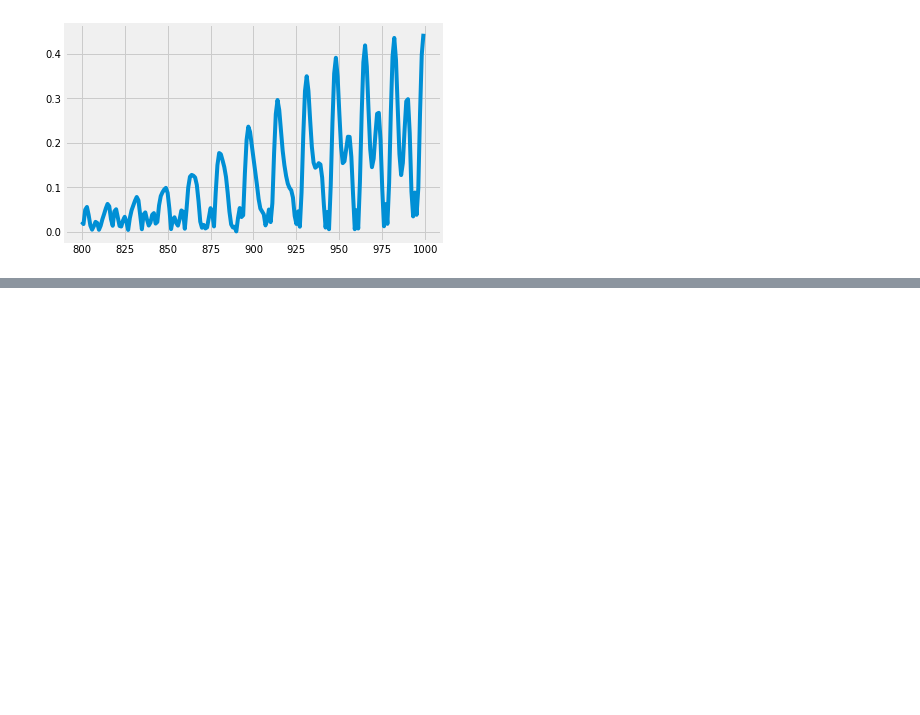
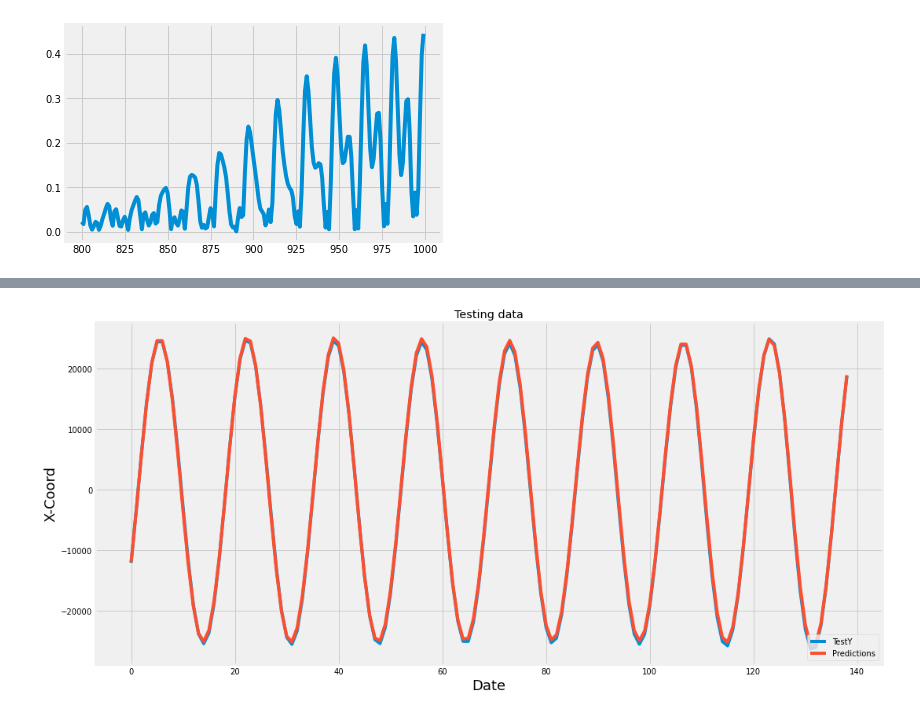
Before and after one commit to vladmarascu/Predicting-Orbits, a Jupyter notebook: RNNs/3rd Body Perturbation RNN Multivariate.ipynb, the cells around one changed output, grey strips where cells are left out. Drawn from its saved outputs; the diff is of its cells as text; code cells hidden in the pictures; blank space fills up the shorter version.

```diff
--- a/RNNs/3rd Body Perturbation RNN Multivariate.ipynb
+++ b/RNNs/3rd Body Perturbation RNN Multivariate.ipynb
@@ -181,0 +298,16 @@ See the caveats in the documentation: https://pandas.pydata.org/pandas-docs/stab
+# %%
+# Get the models predicted price values
+predictions = model.predict(testX)
+#predictions = scaler.inverse_transform(predictions)
+
+# Get something which has as many features as dataset
+predict_ext = np.zeros((len(predictions), 6))
+# Put the predictions there
+predict_ext[:,2] = predictions[:,0]
+# Inverse transform it and select the 3rd column.
+predictions = scaler.inverse_transform(predict_ext)[:,2]
+
+
+testY_extended = np.zeros((len(testY),6))
+testY_extended[:,2]=testY
+testY=scaler.inverse_transform(testY_extended)[:,2]
@@ -181,0 +339,14 @@ See the caveats in the documentation: https://pandas.pydata.org/pandas-docs/stab
+# %%
+dataa = {'testY': testY, 'predictions': predictions}
+dff = pd.DataFrame.from_dict(dataa)
+# %%
+plt.figure(figsize=(16,8))
+plt.title('Testing data')
+plt.xlabel('Date', fontsize=18)
+plt.ylabel('X-Coord', fontsize=18)
+plt.plot(dff.testY)
+plt.plot(dff.predictions)
+plt.legend(['TestY', 'Predictions'], loc='lower right')
+plt.show()
+# %% [output]
+[figure, added]
```
Also changed, not shown: parts of 18 cells of this notebook.
